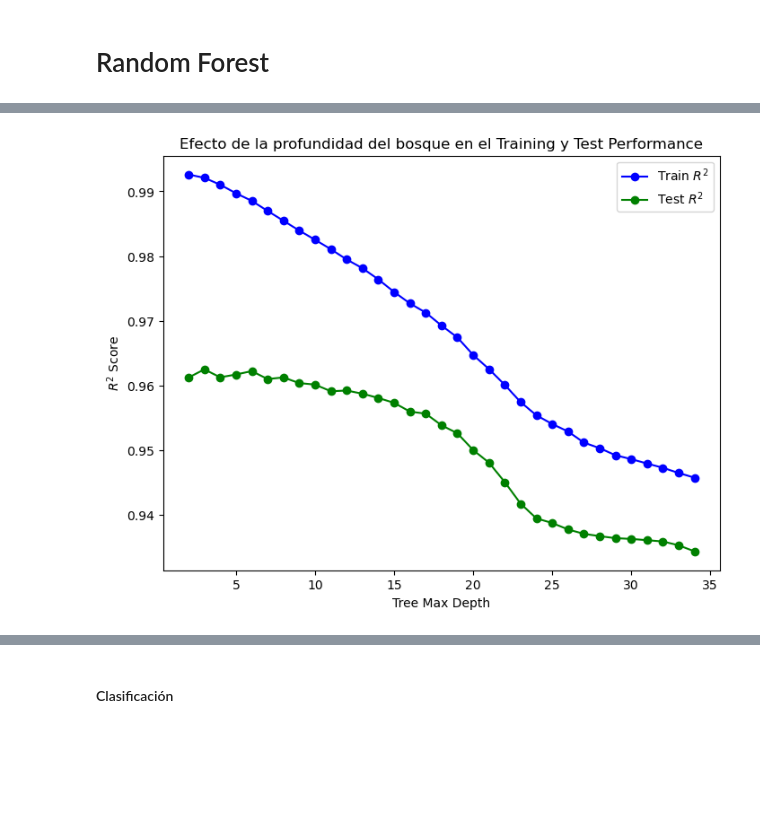
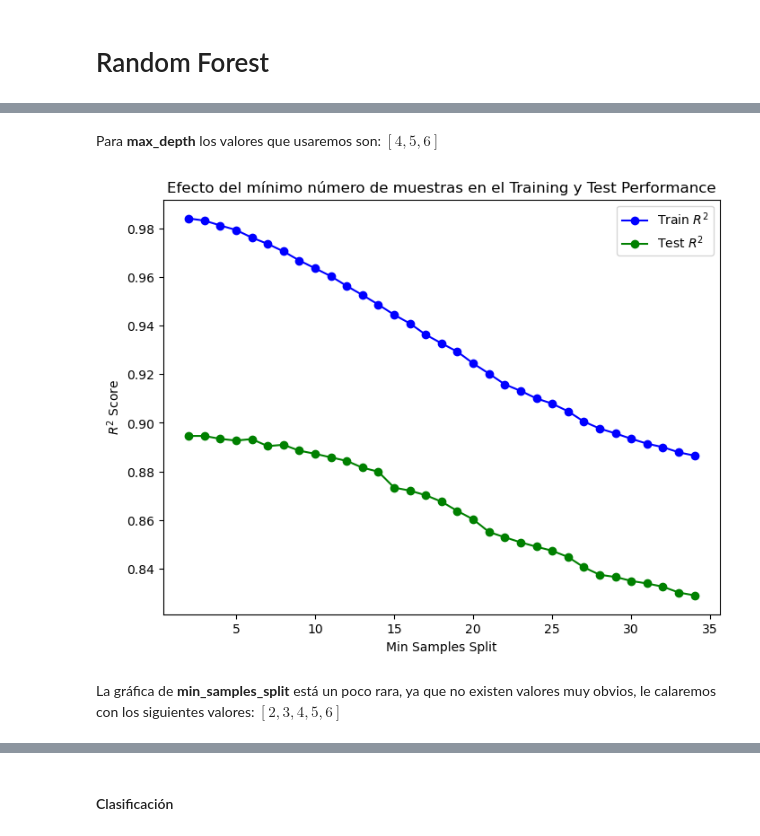
Before and after one commit to RafaelTakata0105/Proyecto_Flores_Takata, a Jupyter notebook: notebooks/Proyecto_final.ipynb, the cells around one changed output, grey strips where cells are left out. Saved outputs shown, nothing was run; the diff lists cells and outputs as text; code cells hidden in the pictures; blank space fills up the shorter version.

```diff
--- a/notebooks/Proyecto_final.ipynb
+++ b/notebooks/Proyecto_final.ipynb
@@ -535,7 +606,7 @@ train_scores = []
 test_scores = list()
 
 for gamma in gammas:
-    xg_reg = xgb.XGBRegressor(gamma= gamma, objective="reg:squarederror", seed = 22)
+    xg_reg = xgb.XGBRegressor(gamma= gamma, objective="reg:absoluteerror", seed = 22)
     xg_reg.fit(X_train_nocorr, y_train)
     train_scores.append(xg_reg.score(X_train_nocorr, y_train))
     test_scores.append(xg_reg.score(X_test_nocorr, y_test))
@@ -543,9 +614,9 @@ for gamma in gammas:
 plt.figure(figsize=(8, 6))
 plt.plot(gammas, train_scores, label='Train $R^2$', color='blue', marker='o')
 plt.plot(gammas, test_scores, label='Test $R^2$', color='green', marker='o')
-plt.xlabel('Tree Max Depth')
+plt.xlabel('Gamma')
 plt.ylabel('$R^2$ Score')
-plt.title('Efecto de la profundidad del árbol en el Training y Test Performance')
+plt.title('Efecto de Gamma en el Training y Test Performance')
 plt.legend()
 plt.show()
 # %% [output]
@@ -556,7 +629,7 @@ train_scores = []
 test_scores = list()
 
 for lambd in lambdas:
-    xg_reg = xgb.XGBRegressor(reg_lambda= lambd, objective="reg:squarederror", seed = 22)
+    xg_reg = xgb.XGBRegressor(reg_lambda= lambd, objective="reg:absoluteerror", seed = 22)
     xg_reg.fit(X_train_nocorr, y_train)
     train_scores.append(xg_reg.score(X_train_nocorr, y_train))
     test_scores.append(xg_reg.score(X_test_nocorr, y_test))
@@ -564,9 +637,9 @@ for lambd in lambdas:
 plt.figure(figsize=(8, 6))
 plt.plot(lambdas, train_scores, label='Train $R^2$', color='blue', marker='o')
 plt.plot(lambdas, test_scores, label='Test $R^2$', color='green', marker='o')
-plt.xlabel('Tree Max Depth')
+plt.xlabel('Lambda')
 plt.ylabel('$R^2$ Score')
-plt.title('Efecto de la profundidad del árbol en el Training y Test Performance')
+plt.title('Efecto de Lambda en el Training y Test Performance')
 plt.legend()
 plt.show()
 # %% [output]
@@ -574,12 +649,12 @@ plt.show()
 # %%
-gxb_param = {"reg_lambda": [2,3],
-             "gamma": [2, 3, 4],
+gxb_param = {"reg_lambda": [1,2,3],
+             "gamma": [4, 4.5, 5],
              "learning_rate": [0.02, 0.025, 0.03],
-             "max_depth": [1, 2]}
+             "max_depth": [2, 3, 4]}
 
-gxb = xgb.XGBRegressor(objective="reg:squarederror", seed= 22)
+gxb = xgb.XGBRegressor(objective="reg:absoluteerror", seed= 22)
 
-grid = GridSearchCV(estimator= gxb, param_grid= gxb_param, scoring="neg_mean_squared_error", cv=4, verbose=1)
+grid = GridSearchCV(estimator= gxb, param_grid= gxb_param, scoring="neg_mean_absolute_error", cv=4, verbose=1)
 
 grid.fit(X_train_nocorr, y_train)
 # %% [output]
@@ -608,7 +683,7 @@ Los mejores parámetros fueron {'gamma': 2, 'learning_rate': 0.03, 'max_depth':
 # %% [markdown]
 # XGBOOST con hiperparámetros seleccionados
 # %%
-nuevo_xgb = xgb.XGBRegressor(objective="reg:squarederror", gamma=2, learning_rate=0.03, max_depth=2, reg_lambda=2)
+nuevo_xgb = xgb.XGBRegressor(objective="reg:absoluteerror", gamma=4.5, learning_rate=0.03, max_depth=4, reg_lambda=1)
 
 nuevo_xgb.fit(X_train_nocorr, y_train)
 # %% [output]
@@ -662,25 +737,29 @@ plt.show()
+# %% [markdown]
+Para **max_depth** los valores que usaremos son: $[4, 5, 6]$
 # %%
 min_samples = range(2, 35)
 train_scores = list()
 test_scores = list()
 
 for sample in min_samples:
     tree = RandomForestRegressor(min_samples_split=sample, random_state=22)
     tree.fit(X_train_nocorr, y_train)
     train_scores.append(tree.score(X_train_nocorr, y_train))
     test_scores.append(tree.score(X_test_nocorr, y_test))
 
 
 plt.figure(figsize=(8, 6))
 plt.plot(min_samples, train_scores, label='Train $R^2$', color='blue', marker='o')
 plt.plot(min_samples, test_scores, label='Test $R^2$', color='green', marker='o')
-plt.xlabel('Tree Max Depth')
+plt.xlabel('Min Samples Split')
 plt.ylabel('$R^2$ Score')
-plt.title('Efecto de la profundidad del bosque en el Training y Test Performance')
+plt.title('Efecto del mínimo número de muestras en el Training y Test Performance')
 plt.legend()
 plt.show()
 # %% [output]
-[figure, old version]
+[figure, new version]
+# %% [markdown]
+La gráfica de **min_samples_split** está un poco rara, ya que no existen valores muy obvios, le calaremos con los siguientes valores: $[2, 3, 4, 5, 6]$
 # %%
 estimators = range(1,50, 5)
 train_scores = []
```
Also changed, not shown: parts of 63 cells of this notebook.
